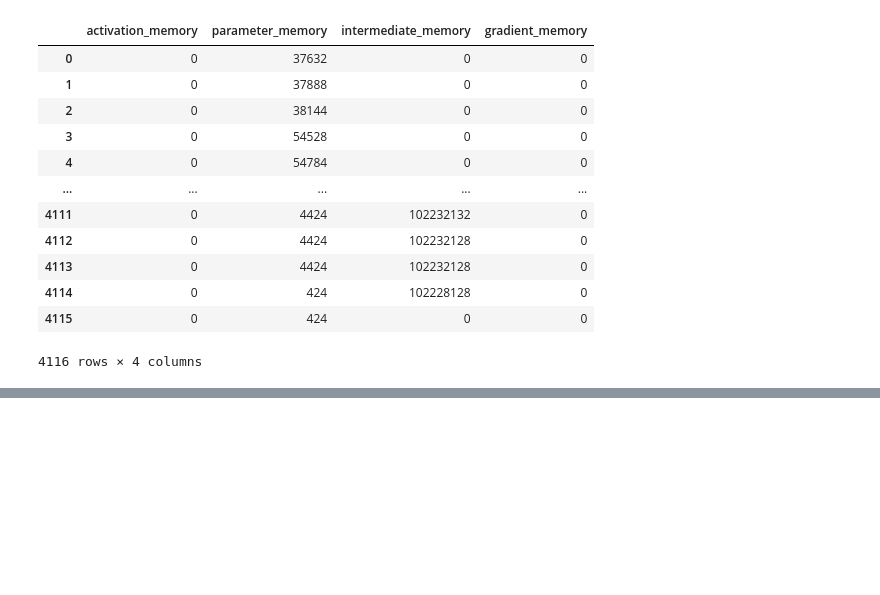
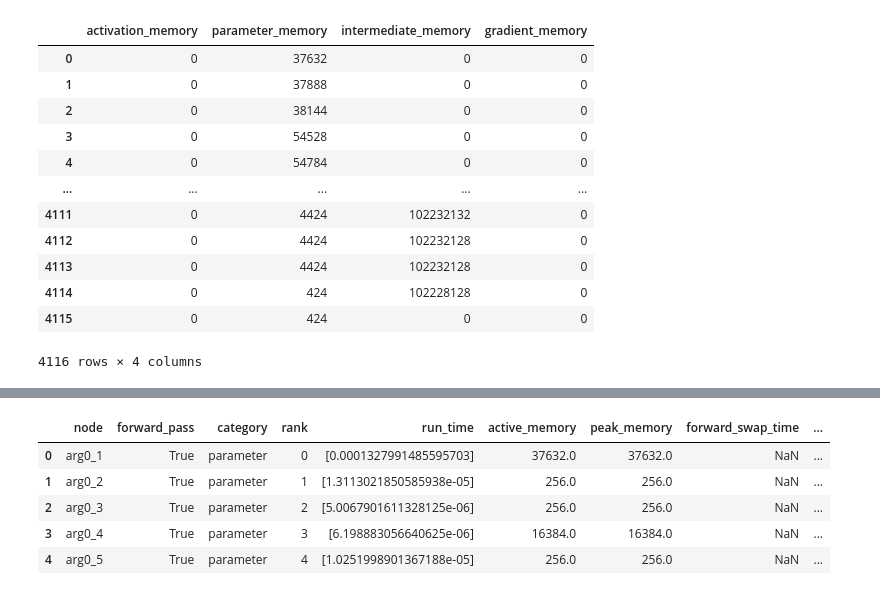
Before and after one commit to ttoe05/cs265-mlsys-2024, a Jupyter notebook: src/Untitled1.ipynb, the cells around one changed output, grey strips where cells are left out. Saved outputs shown, nothing was run; the diff lists cells and outputs as text; code cells hidden in the pictures; blank space fills up the shorter version.

```diff
--- a/src/Untitled1.ipynb
+++ b/src/Untitled1.ipynb
@@ -214,0 +242,11 @@ plt.show()
+# %%
+df = pd.DataFrame.from_dict(data, orient='index')
+df = df.reset_index(names='node')
+df.head(5)
+# %% [output]
+|  | node | forward_pass | category | rank | run_time | active_memory | peak_memory | forward_swap_time | ... |
+| 0 | arg0_1 | True | parameter | 0 | [0.0001327991485595703] | 37632.0 | 37632.0 | NaN | ... |
+| 1 | arg0_2 | True | parameter | 1 | [1.3113021850585938e-05] | 256.0 | 256.0 | NaN | ... |
+| 2 | arg0_3 | True | parameter | 2 | [5.0067901611328125e-06] | 256.0 | 256.0 | NaN | ... |
+| 3 | arg0_4 | True | parameter | 3 | [6.198883056640625e-06] | 16384.0 | 16384.0 | NaN | ... |
+| 4 | arg0_5 | True | parameter | 4 | [1.0251998901367188e-05] | 256.0 | 256.0 | NaN | ... |
```
Also changed, not shown: parts of 11 cells of this notebook, 2 other files.
